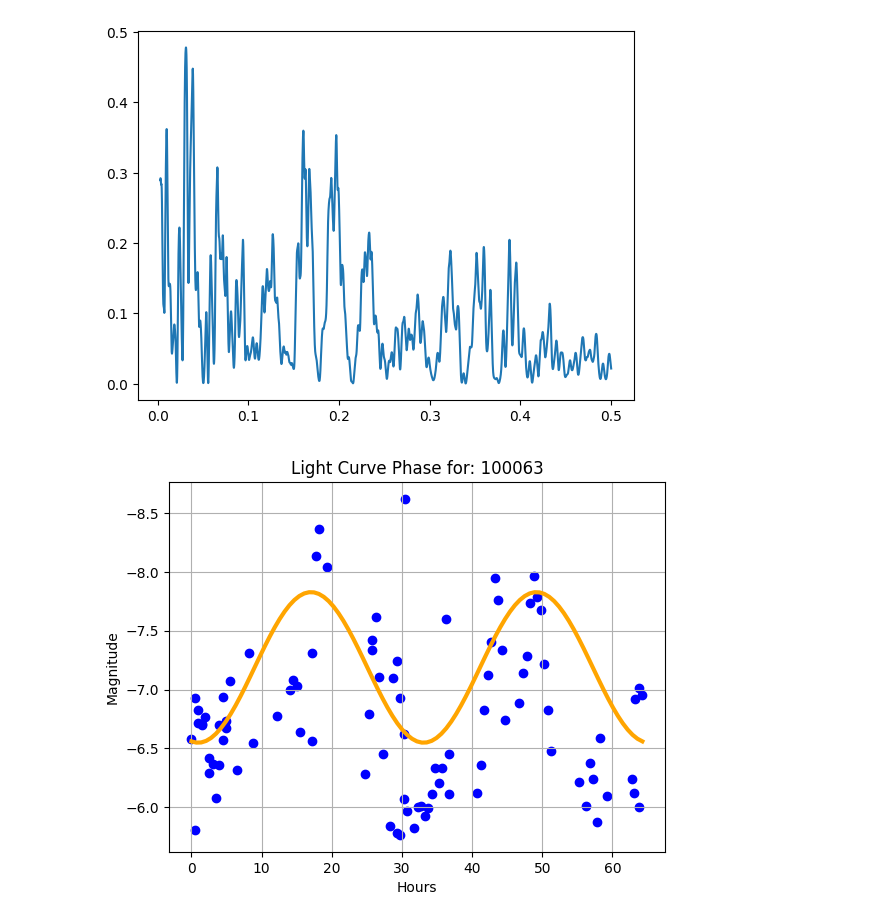
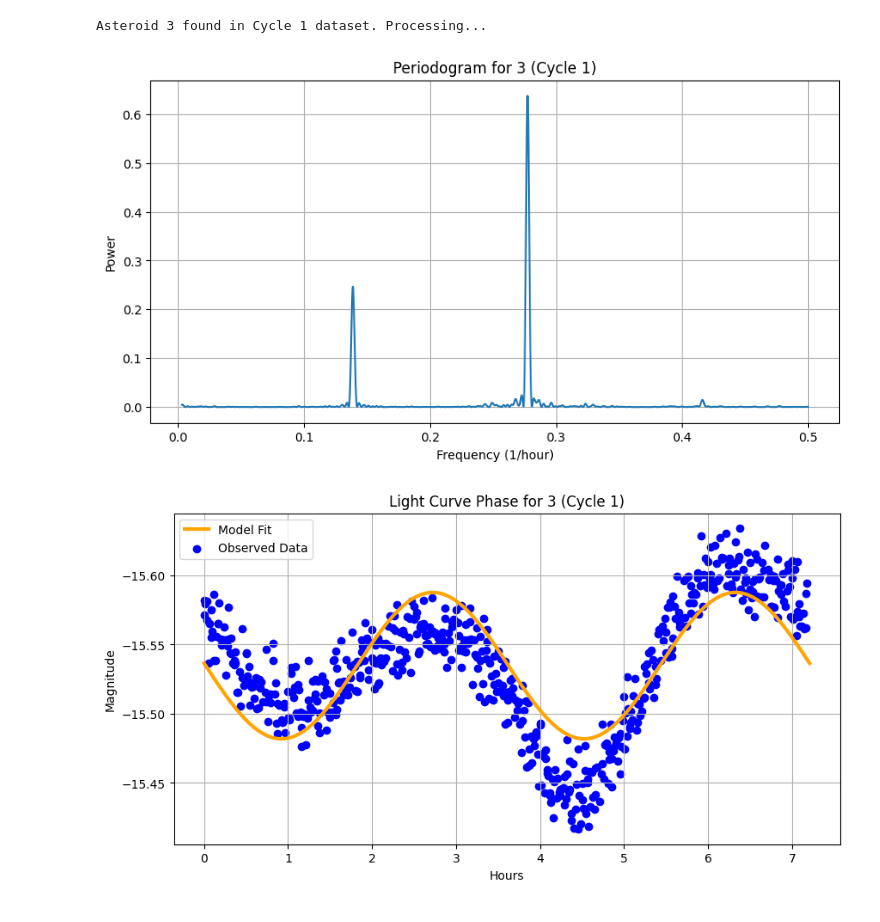
Before and after one commit to aidengseay/AstroInfoGroup1, a Jupyter notebook: GrabLightCurve/QueueSingleAsteroid.ipynb, the cells around one changed output. Saved outputs shown, nothing was run; the diff lists cells and outputs as text; code cells hidden in the pictures.

Commit message:
fixed queue asteroid

```diff
--- a/GrabLightCurve/QueueSingleAsteroid.ipynb
+++ b/GrabLightCurve/QueueSingleAsteroid.ipynb
@@ -6,11 +6,11 @@ import numpy as np
 import pandas as pd
 
 # import data from csv file into a pandas df
-cycle1_df = pd.read_csv("../Observations/cycle1.csv", low_memory=False)
-cycle2_df = pd.read_csv("../Observations/cycle2.csv", low_memory=False)
+cycle1_df = pd.read_csv("Observations/cycle1.csv", low_memory=False)
+cycle2_df = pd.read_csv("Observations/cycle2.csv", low_memory=False)
 
 # get the ids that intersect
-cycle1_df_unique = np.unique(cycle1_df["Object_ID"])
+cycle1_df_unique = np.unique(cycle1_df["Original_Object_ID"])
 cycle2_df_unique = np.unique(cycle2_df["Object_ID"])
 intersect_ids = np.intersect1d(cycle1_df_unique, cycle2_df_unique)
 
@@ -20,7 +20,7 @@ def sine_function(x, amplitude, frequency, phase, offset):
 # %%
 def queue_single_asteroid_by_id(asteroid_id):
     # check for asteroid id in dataframes
-    id_in_cycle1 = not cycle1_df[cycle1_df["Object_ID"] == asteroid_id].empty
+    id_in_cycle1 = not cycle1_df[cycle1_df["Original_Object_ID"] == asteroid_id].empty
     id_in_cycle2 = not cycle2_df[cycle2_df["Object_ID"] == asteroid_id].empty
 
     # if not found in either dataframe, exit
@@ -31,7 +31,7 @@ def queue_single_asteroid_by_id(asteroid_id):
     # process data if found in cycle1_df
     if id_in_cycle1:
         print(f"Asteroid {asteroid_id} found in Cycle 1 dataset. Processing...")
-        asteroid = cycle1_df[cycle1_df["Object_ID"] == asteroid_id]
+        asteroid = cycle1_df[cycle1_df["Original_Object_ID"] == asteroid_id]
         process_asteroid_data(asteroid, asteroid_id, "Cycle 1")
 
     # process data if found in cycle2_df
@@ -92,8 +92,9 @@ def process_asteroid_data(asteroid, asteroid_id, dataset_name):
     plt.grid(True)
     plt.show()
 # %%
-object_id = "1000"
+object_id = "3"
 queue_single_asteroid_by_id(object_id)
 # %% [output]
+Asteroid 3 found in Cycle 1 dataset. Processing...
-[figure, old version]
+[figure, new version]
-[figure, old version]
+[figure, new version]
```
